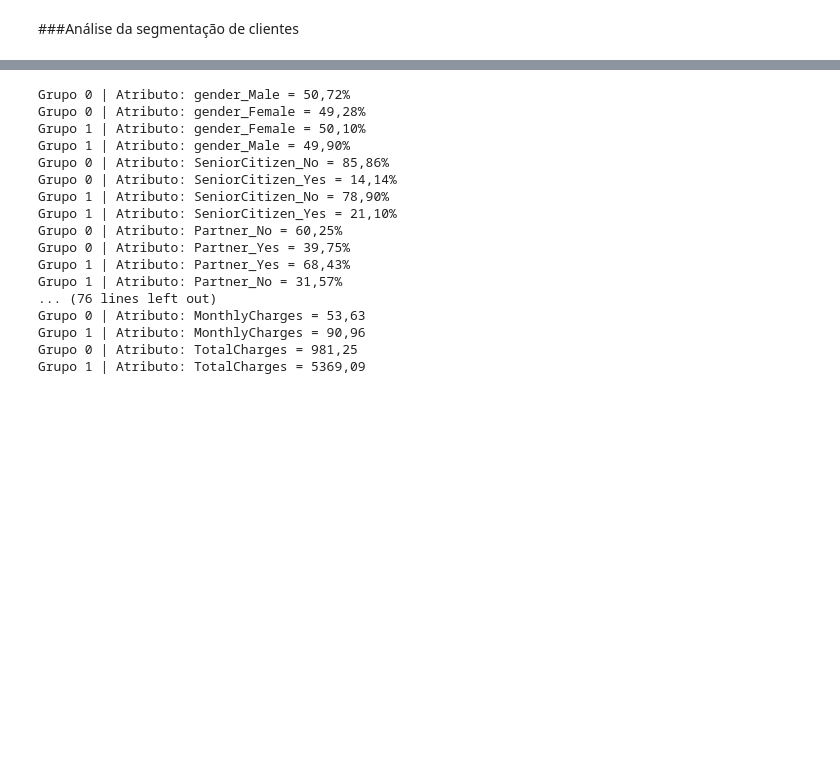
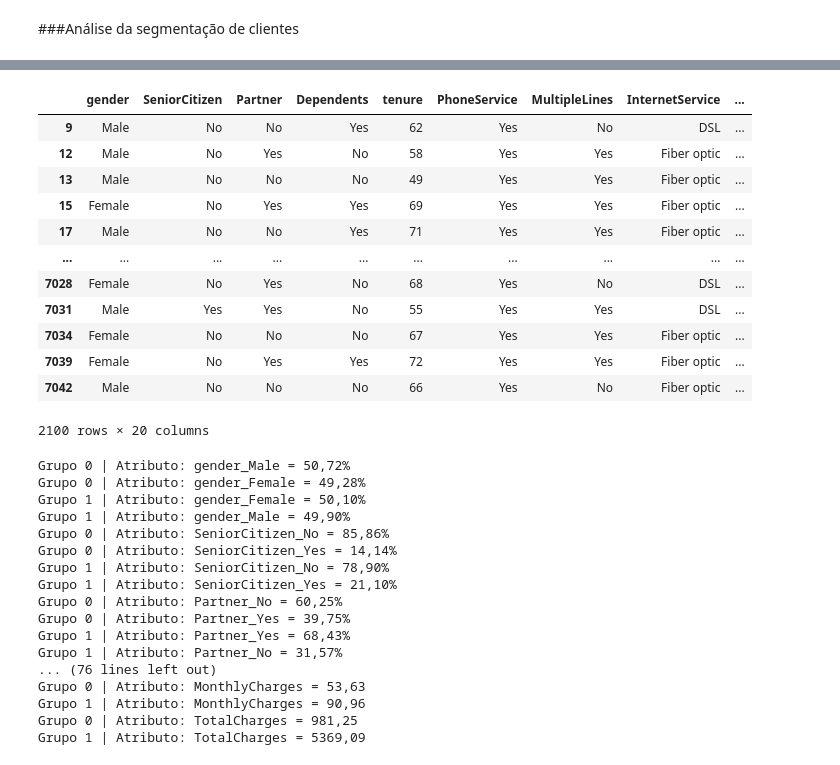
Before and after one commit to andressagomes26/ciencias_dados_estagio-docencia, a Jupyter notebook: Aula 06 - Clusterização - KMeans e DBSCAN/churn_analysis_kmeans.ipynb, the cells around one changed output, grey strips where cells are left out. Drawn from its saved outputs; the diff is of its cells as text; code cells hidden in the pictures; blank space fills up the shorter version.

```diff
--- a/Aula 06 - Clusterização - KMeans e DBSCAN/churn_analysis_kmeans.ipynb
+++ b/Aula 06 - Clusterização - KMeans e DBSCAN/churn_analysis_kmeans.ipynb
@@ -928,3 +947,19 @@ df_cluster_map['cluster'] = modelo_k2.labels_
+# %%
+df_cluster_map[df_cluster_map['cluster']==1]
+# %% [output]
+|  | gender | SeniorCitizen | Partner | Dependents | tenure | PhoneService | MultipleLines | InternetService | ... |
+| 9 | Male | No | No | Yes | 62 | Yes | No | DSL | ... |
+| 12 | Male | No | Yes | No | 58 | Yes | Yes | Fiber optic | ... |
+| 13 | Male | No | No | No | 49 | Yes | Yes | Fiber optic | ... |
+| 15 | Female | No | Yes | Yes | 69 | Yes | Yes | Fiber optic | ... |
+| 17 | Male | No | No | Yes | 71 | Yes | Yes | Fiber optic | ... |
+| ... | ... | ... | ... | ... | ... | ... | ... | ... | ... |
+| 7028 | Female | No | Yes | No | 68 | Yes | No | DSL | ... |
+| 7031 | Male | Yes | Yes | No | 55 | Yes | Yes | DSL | ... |
+| 7034 | Female | No | No | No | 67 | Yes | Yes | Fiber optic | ... |
+| 7039 | Female | No | Yes | Yes | 72 | Yes | Yes | Fiber optic | ... |
+| 7042 | Male | No | No | No | 66 | Yes | No | Fiber optic | ... |
+2100 rows × 20 columns
 # %%
 for coluna in df_cluster_map.drop('cluster', axis=1).columns:
     for valor in np.sort([0, 1]):
```
Also changed, not shown: parts of 19 cells of this notebook, 1 other file.
